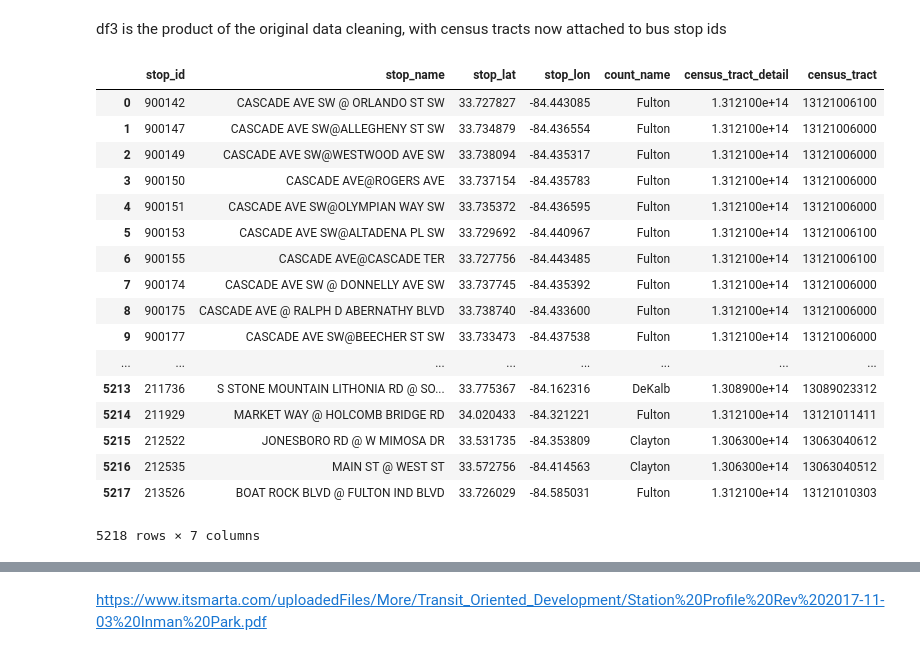
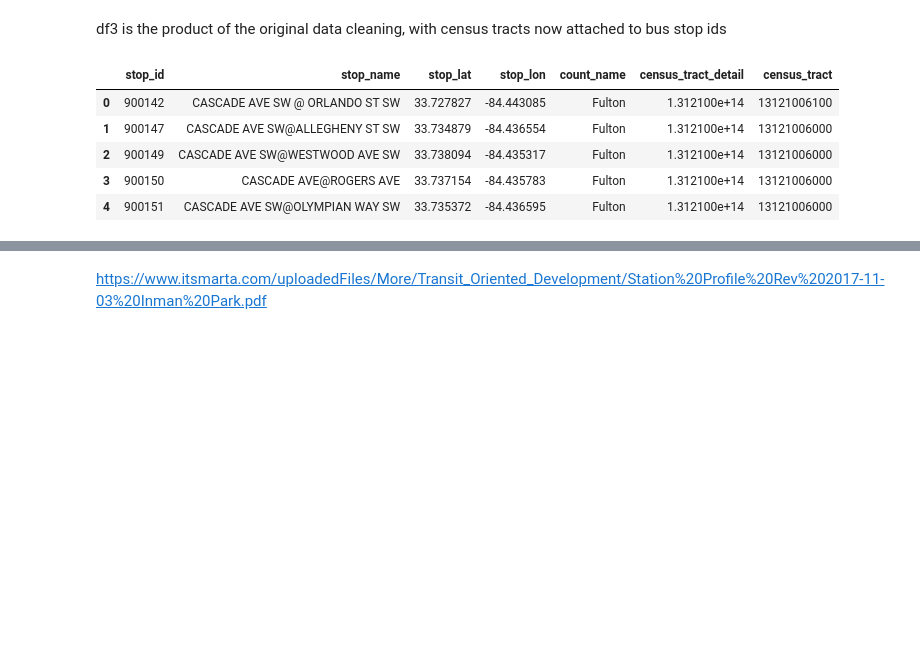
Before and after one commit to ved-mohan/CFM, a Jupyter notebook: MARTA.ipynb, the cells around one changed output, grey strips where cells are left out. Saved outputs shown, nothing was run; the diff lists cells and outputs as text; code cells hidden in the pictures; blank space fills up the shorter version.

```diff
--- a/MARTA.ipynb
+++ b/MARTA.ipynb
@@ -166,25 +171,13 @@ df2.head()
 df3 is the product of the original data cleaning, with census tracts now attached to bus stop ids
 # %%
 df3 = pd.read_csv('/Users/ved/Desktop/MARTA/stops_censustracts.csv')
-df3
+df3.head()
 # %% [output]
 |  | stop_id | stop_name | stop_lat | stop_lon | count_name | census_tract_detail | census_tract |
 | 0 | 900142 | CASCADE AVE SW @ ORLANDO ST SW | 33.727827 | -84.443085 | Fulton | 1.312100e+14 | 13121006100 |
 | 1 | 900147 | CASCADE AVE SW@ALLEGHENY ST SW | 33.734879 | -84.436554 | Fulton | 1.312100e+14 | 13121006000 |
 | 2 | 900149 | CASCADE AVE SW@WESTWOOD AVE SW | 33.738094 | -84.435317 | Fulton | 1.312100e+14 | 13121006000 |
 | 3 | 900150 | CASCADE AVE@ROGERS AVE | 33.737154 | -84.435783 | Fulton | 1.312100e+14 | 13121006000 |
 | 4 | 900151 | CASCADE AVE SW@OLYMPIAN WAY SW | 33.735372 | -84.436595 | Fulton | 1.312100e+14 | 13121006000 |
-| 5 | 900153 | CASCADE AVE SW@ALTADENA PL SW | 33.729692 | -84.440967 | Fulton | 1.312100e+14 | 13121006100 |
-| 6 | 900155 | CASCADE AVE@CASCADE TER | 33.727756 | -84.443485 | Fulton | 1.312100e+14 | 13121006100 |
-| 7 | 900174 | CASCADE AVE SW @ DONNELLY AVE SW | 33.737745 | -84.435392 | Fulton | 1.312100e+14 | 13121006000 |
-| 8 | 900175 | CASCADE AVE @ RALPH D ABERNATHY BLVD | 33.738740 | -84.433600 | Fulton | 1.312100e+14 | 13121006000 |
-| 9 | 900177 | CASCADE AVE SW@BEECHER ST SW | 33.733473 | -84.437538 | Fulton | 1.312100e+14 | 13121006000 |
-| ... | ... | ... | ... | ... | ... | ... | ... |
-| 5213 | 211736 | S STONE MOUNTAIN LITHONIA RD @ SO... | 33.775367 | -84.162316 | DeKalb | 1.308900e+14 | 13089023312 |
-| 5214 | 211929 | MARKET WAY @ HOLCOMB BRIDGE RD | 34.020433 | -84.321221 | Fulton | 1.312100e+14 | 13121011411 |
-| 5215 | 212522 | JONESBORO RD @ W MIMOSA DR | 33.531735 | -84.353809 | Clayton | 1.306300e+14 | 13063040612 |
-| 5216 | 212535 | MAIN ST @ WEST ST | 33.572756 | -84.414563 | Clayton | 1.306300e+14 | 13063040512 |
-| 5217 | 213526 | BOAT ROCK BLVD @ FULTON IND BLVD | 33.726029 | -84.585031 | Fulton | 1.312100e+14 | 13121010303 |
-5218 rows × 7 columns
 # %%
 merged_inner = pd.merge(left=df3, right=df2, left_on='census_tract', right_on='CensusTract')
```
Also changed, not shown: parts of 10 cells of this notebook.
